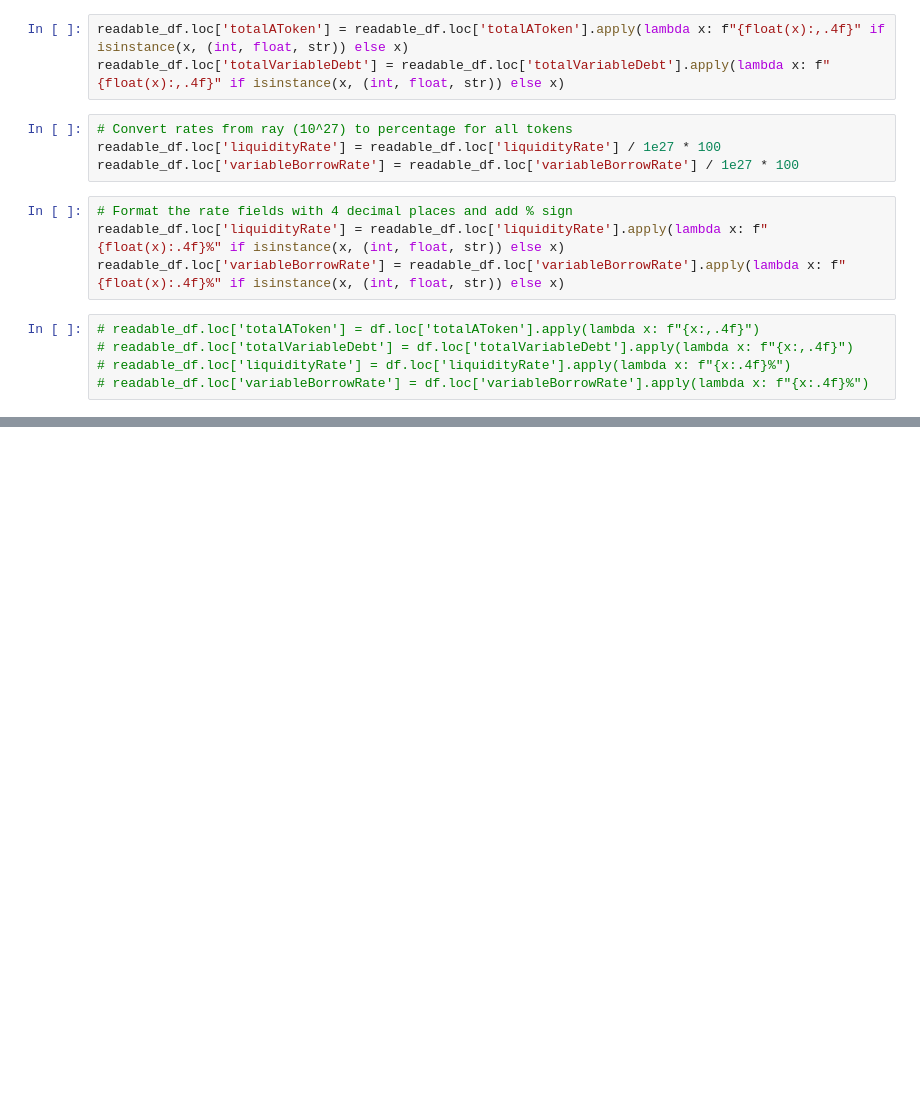
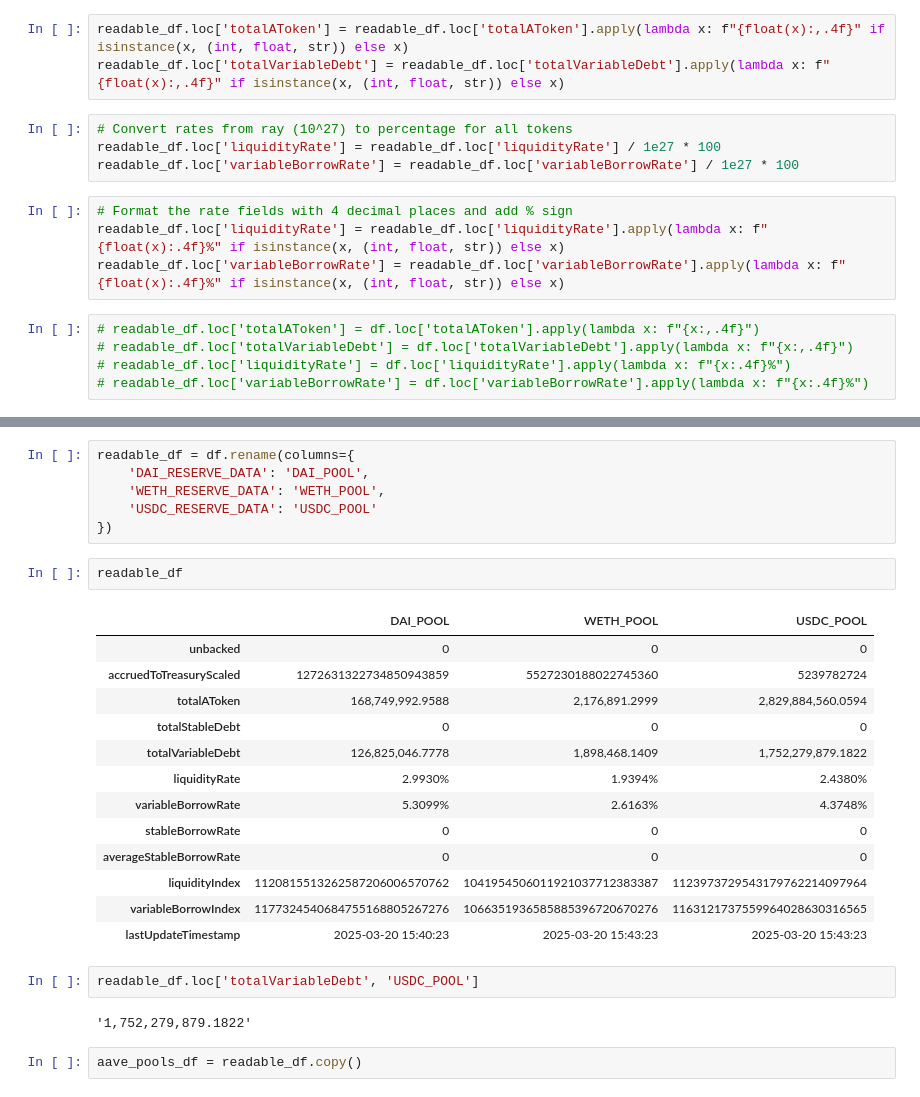
Before and after one commit to Decentralisedme/evm_data_queries_cryo, a Jupyter notebook: Cryo_Exemples.ipynb, the cells around one changed output, grey strips where cells are left out. Saved outputs shown, nothing was run; the diff lists cells and outputs as text; blank space fills up the shorter version.

```diff
--- a/Cryo_Exemples.ipynb
+++ b/Cryo_Exemples.ipynb
@@ -383,0 +490,28 @@ df
+# %%
+readable_df = df.rename(columns={
+    'DAI_RESERVE_DATA': 'DAI_POOL',
+    'WETH_RESERVE_DATA': 'WETH_POOL',
+    'USDC_RESERVE_DATA': 'USDC_POOL'
+})
+# %%
+readable_df
+# %% [output]
+|  | DAI_POOL | WETH_POOL | USDC_POOL |
+| unbacked | 0 | 0 | 0 |
+| accruedToTreasuryScaled | 1272631322734850943859 | 5527230188022745360 | 5239782724 |
+| totalAToken | 168,749,992.9588 | 2,176,891.2999 | 2,829,884,560.0594 |
+| totalStableDebt | 0 | 0 | 0 |
+| totalVariableDebt | 126,825,046.7778 | 1,898,468.1409 | 1,752,279,879.1822 |
+| liquidityRate | 2.9930% | 1.9394% | 2.4380% |
+| variableBorrowRate | 5.3099% | 2.6163% | 4.3748% |
+| stableBorrowRate | 0 | 0 | 0 |
+| averageStableBorrowRate | 0 | 0 | 0 |
+| liquidityIndex | 1120815513262587206006570762 | 1041954506011921037712383387 | 1123973729543179762214097964 |
+| variableBorrowIndex | 1177324540684755168805267276 | 1066351936585885396720670276 | 1163121737559964028630316565 |
+| lastUpdateTimestamp | 2025-03-20 15:40:23 | 2025-03-20 15:43:23 | 2025-03-20 15:43:23 |
+# %%
+readable_df.loc['totalVariableDebt', 'USDC_POOL']
+# %% [output]
+'1,752,279,879.1822'
+# %%
+aave_pools_df = readable_df.copy()
```
Also changed, not shown: parts of 28 cells of this notebook.
